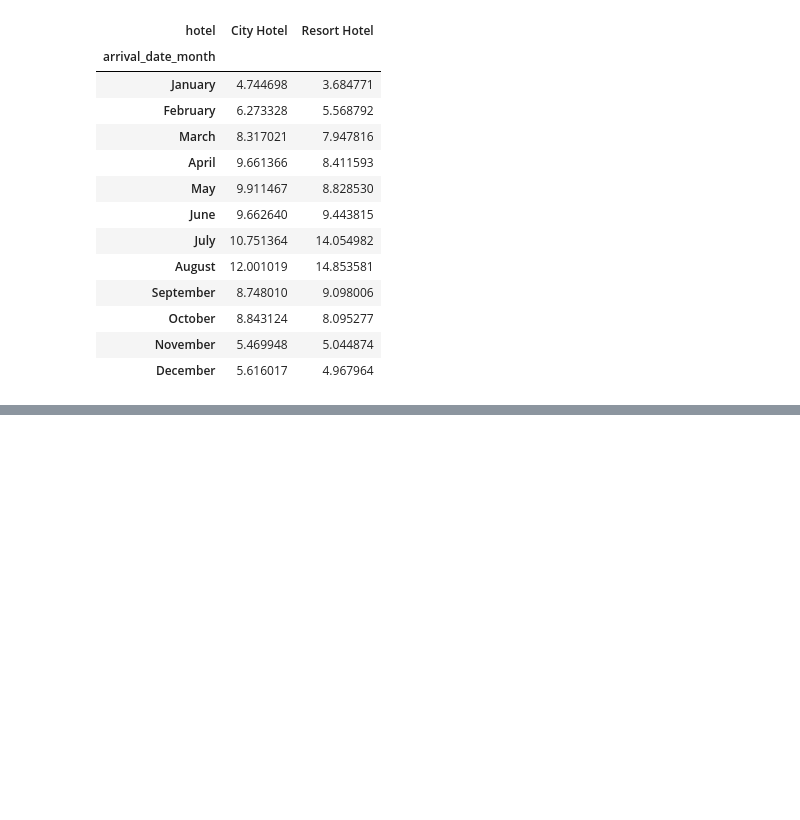
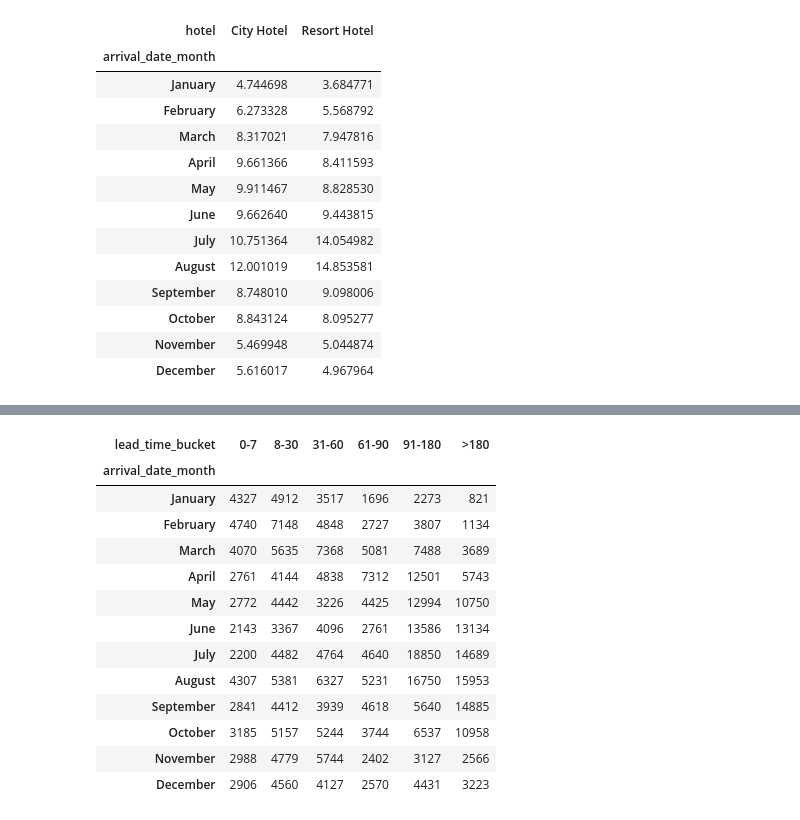
Before and after one commit to Kaevin-boi/Revenue-management-hotel, a Jupyter notebook: Notebooks/01_eda_revenue_management.ipynb, the cells around one changed output, grey strips where cells are left out. Cells and saved outputs as stored; diff of their text form; code cells hidden in the pictures; blank space fills up the shorter version.

Commit message:
some more exploration , lead time

```diff
--- a/Notebooks/01_eda_revenue_management.ipynb
+++ b/Notebooks/01_eda_revenue_management.ipynb
@@ -570,3 +570,9 @@ monthly_hotel_share
 | October | 8.843124 | 8.095277 |
 | November | 5.469948 | 5.044874 |
 | December | 5.616017 | 4.967964 |
+# %%
+df_clean["lead_time_bucket"] = pd.cut(
+    df_clean["lead_time"],
+    bins=[-1, 7, 30, 60, 90, 180, float("inf")],
+    labels=["0-7", "8-30", "31-60", "61-90", "91-180", ">180"]
+)
@@ -572,0 +645,10 @@ monthly_hotel_share
+# %%
+monthly_lead_time = (
+    df_clean.groupby(
+        ["arrival_date_month", "lead_time_bucket"],
+        observed=True
+    )["total_nights"]
+    .sum()
+)
+
+monthly_lead_time
@@ -572,0 +669,17 @@ monthly_hotel_share
+# %%
+monthly_lead_time.unstack()
+# %% [output]
+| lead_time_bucket | 0-7 | 8-30 | 31-60 | 61-90 | 91-180 | >180 |
+| arrival_date_month |  |  |  |  |  |  |
+| January | 4327 | 4912 | 3517 | 1696 | 2273 | 821 |
+| February | 4740 | 7148 | 4848 | 2727 | 3807 | 1134 |
+| March | 4070 | 5635 | 7368 | 5081 | 7488 | 3689 |
+| April | 2761 | 4144 | 4838 | 7312 | 12501 | 5743 |
+| May | 2772 | 4442 | 3226 | 4425 | 12994 | 10750 |
+| June | 2143 | 3367 | 4096 | 2761 | 13586 | 13134 |
+| July | 2200 | 4482 | 4764 | 4640 | 18850 | 14689 |
+| August | 4307 | 5381 | 6327 | 5231 | 16750 | 15953 |
+| September | 2841 | 4412 | 3939 | 4618 | 5640 | 14885 |
+| October | 3185 | 5157 | 5244 | 3744 | 6537 | 10958 |
+| November | 2988 | 4779 | 5744 | 2402 | 3127 | 2566 |
+| December | 2906 | 4560 | 4127 | 2570 | 4431 | 3223 |
```
Also changed, not shown: parts of 6 cells of this notebook.
